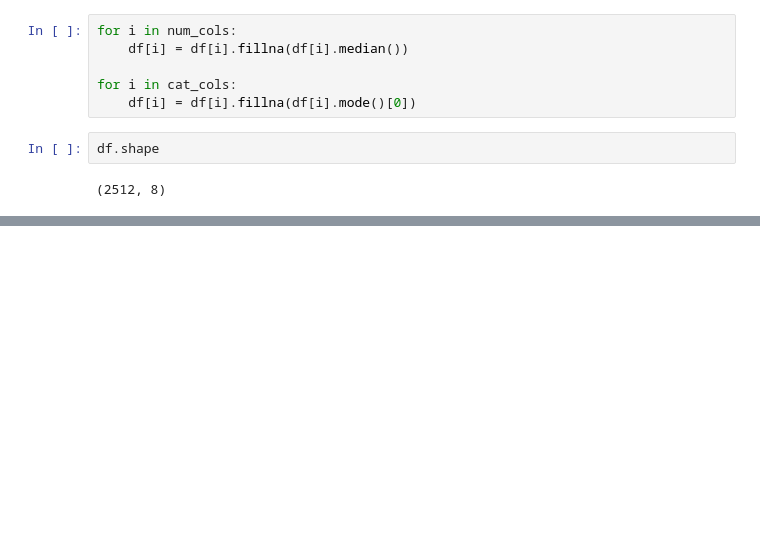
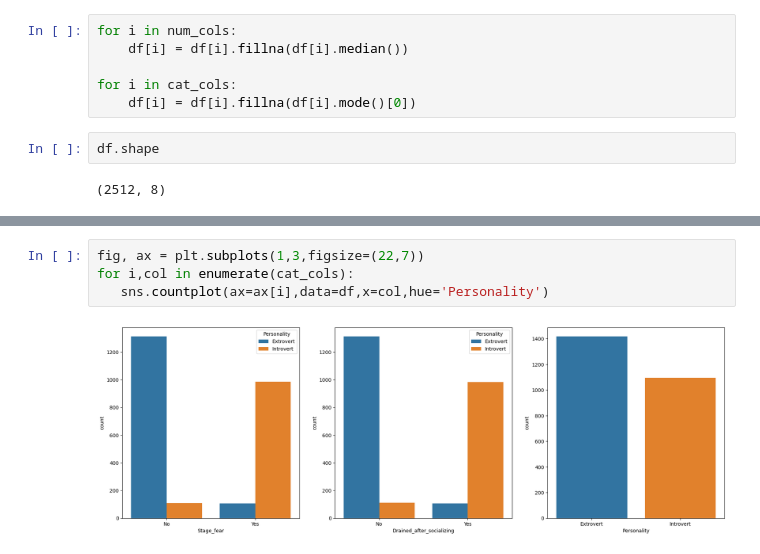
Before and after one commit to AkHiLdEvGoD/Personality-Prediction, a Jupyter notebook: experiments/notebook.ipynb, the cells around one changed output, grey strips where cells are left out. Saved outputs shown, nothing was run; the diff lists cells and outputs as text; blank space fills up the shorter version.

```diff
--- a/experiments/notebook.ipynb
+++ b/experiments/notebook.ipynb
@@ -65,0 +76,6 @@ df.shape
+# %%
+fig, ax = plt.subplots(1,3,figsize=(22,7))
+for i,col in enumerate(cat_cols):
+   sns.countplot(ax=ax[i],data=df,x=col,hue='Personality')
+# %% [output]
+[figure, added]
```
Also changed, not shown: parts of 27 cells of this notebook, 5 other files.
